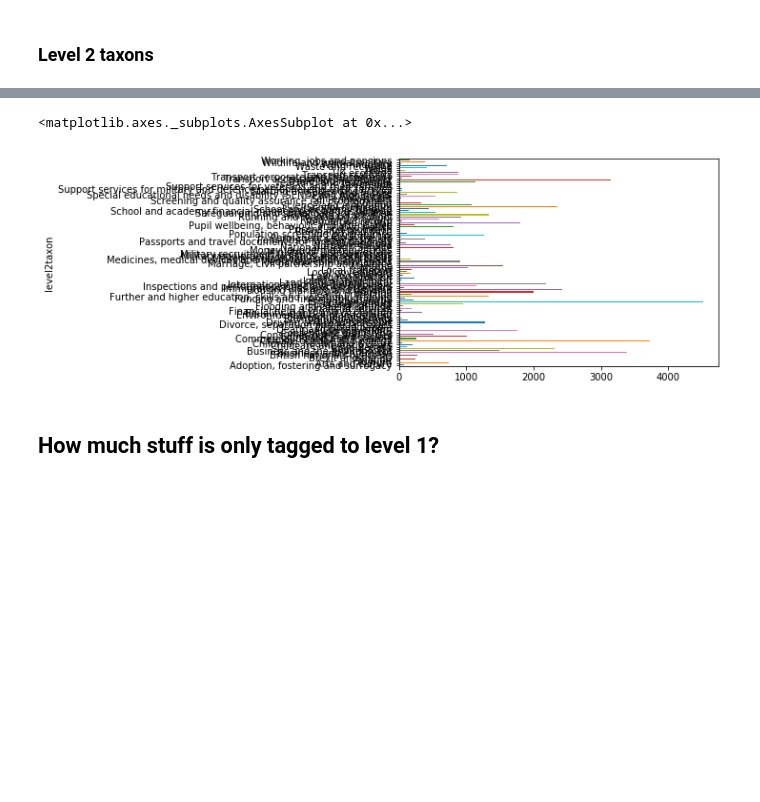
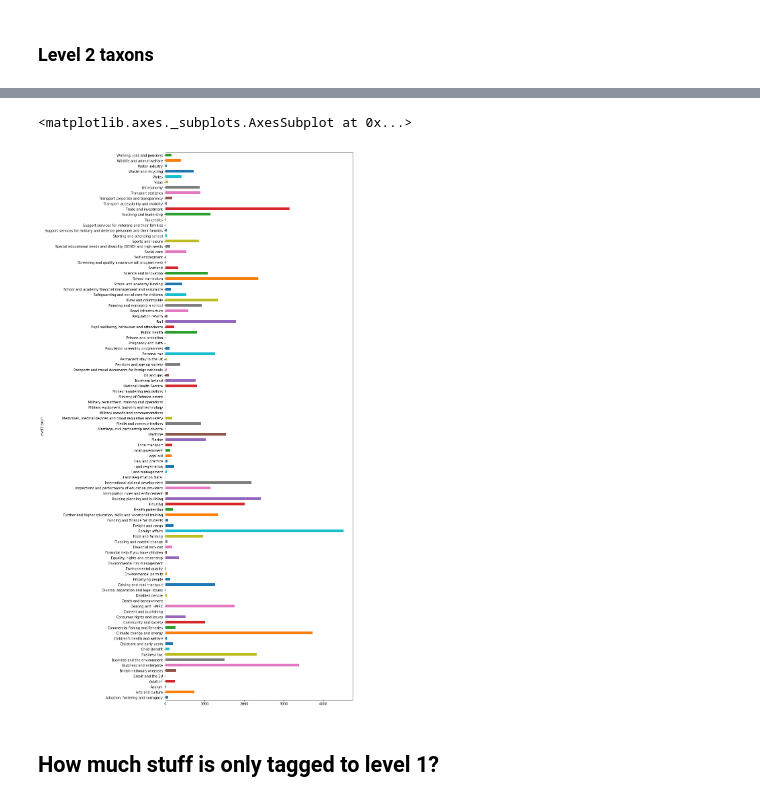
Before and after one commit to alphagov/govuk-taxonomy-supervised-learning, a Jupyter notebook: python/notebooks/EDA.ipynb, the cells around one changed output, grey strips where cells are left out. Drawn from its saved outputs; the diff is of its cells as text; code cells hidden in the pictures; blank space fills up the shorter version.

```diff
--- a/python/notebooks/EDA.ipynb
+++ b/python/notebooks/EDA.ipynb
@@ -271,10 +245,10 @@ Wildlife and animal welfare                                                389
 Working, jobs and pensions                                                 152
 Length: 102, dtype: int64
 # %%
-second_freq.plot(kind = 'barh')
+second_freq.plot(kind = 'barh', figsize=(10,30))
 # %% [output]
 <matplotlib.axes._subplots.AxesSubplot at 0x...>
-[figure, old version]
+[figure, new version]
 # %% [markdown]
 ## How much stuff is only tagged to level 1?
 # %% [markdown]
```
Also changed, not shown: parts of 33 cells of this notebook.
